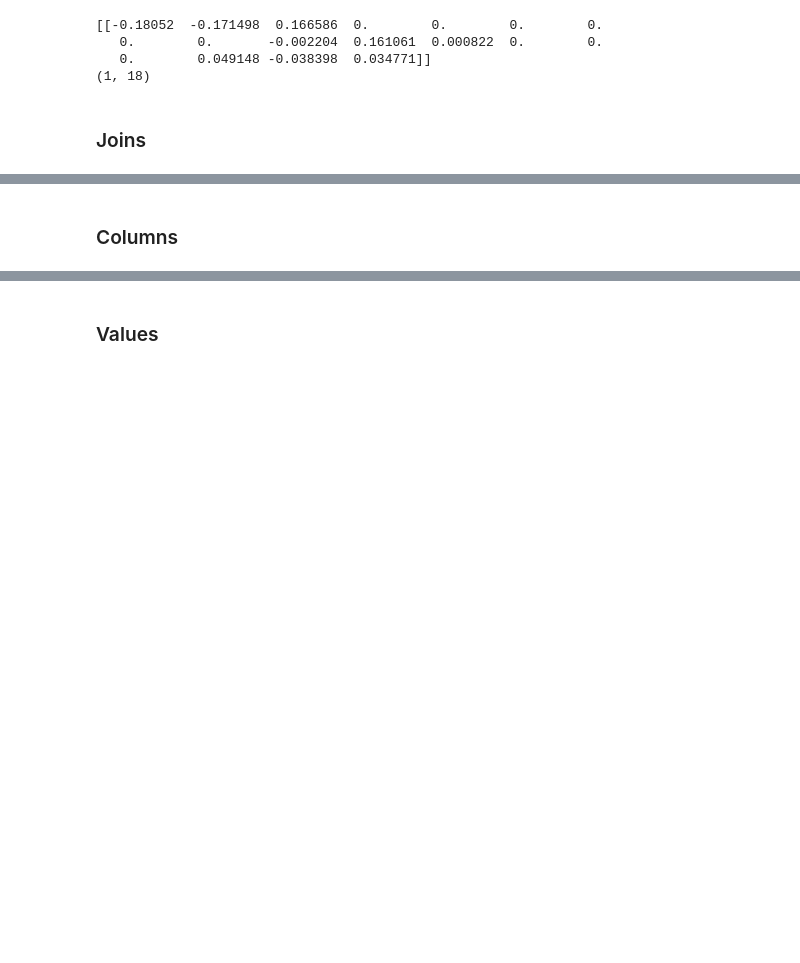
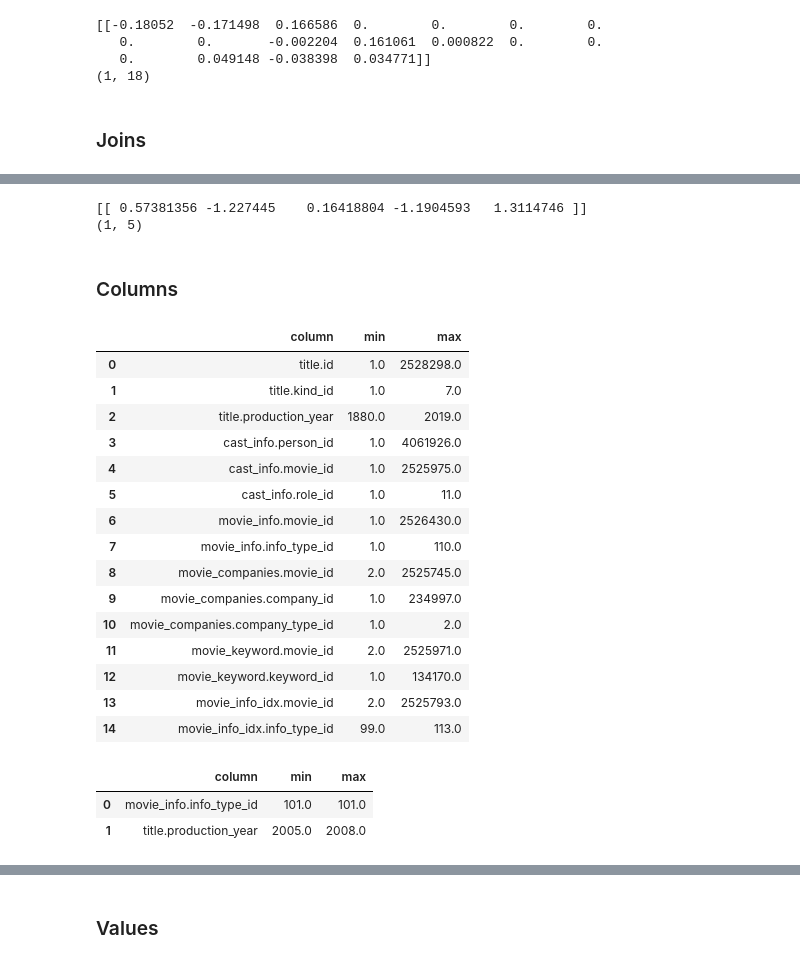
Before and after one commit to Erostrate9/vldb2021_fauce, a Jupyter notebook: colab_notebooks/Fauce.ipynb, the cells around one changed output, grey strips where cells are left out. Saved outputs shown, nothing was run; the diff lists cells and outputs as text; code cells hidden in the pictures; blank space fills up the shorter version.

```diff
--- a/colab_notebooks/Fauce.ipynb
+++ b/colab_notebooks/Fauce.ipynb
@@ -21,0 +26,3 @@ Drive already mounted at /content/drive; to attempt to forcibly remount, call dr
+# %%
+df = pd.read_csv("/content/vldb2021_fauce/training_data/raw_data/JobLight-train.csv", sep='#', names=['Tables','Joins','Filters','Cardinality'])
+df
@@ -1029,2 +1108,69 @@ cp: error reading '/content/drive/MyDrive/Colab Notebooks/Fauce.ipynb': No such
+# %%
+joins = ""
+res = vectorize_joins(joins)
+print(res)
+print(res.shape)
+# %% [output]
+[[ 0.57381356 -1.227445    0.16418804 -1.1904593   1.3114746 ]]
+(1, 5)
 # %% [markdown]
 ### Columns
+# %%
+import pandas as pd
+import os
+def get_range(dataset_path="/content/drive/MyDrive/datasets", output="/content/vldb2021_fauce/queries_featurization/featurization/col_values_range.csv"):
+  """summarize the range (min value & max value) of values for each column, and save the result to output
+    Args:
+      dataset_path: string, folder that contains csv files
+      output: string, output file path
+    Returns:
+      df_output, pandas dataframe, the first line is header, other lines are in the
+        form of <file_name.column_name> <min value> <max value>, e.g.,
+        column min max
+        title.id 1 2528298
+        title.kind_id 1 7
+        title.production_year 1880 2019
+        cast_info.movie_id 1 2525975
+        cast_info.role_id 1 11
+  """
+  # Create an empty list to store the results
+  result_list = []
+
+  # Loop through all CSV files in the dataset_path directory
+  for filename in os.listdir(dataset_path):
+      if filename.endswith(".csv"):
+          # Load the CSV file into a Pandas DataFrame
+          df = pd.read_csv(os.path.join(dataset_path, filename))
+
+          # Loop through each column in the DataFrame
+          for col in df.columns:
+              # Calculate the min and max values for the column
+              col_min = df[col].min()
+              col_max = df[col].max()
+
+              # Add the results to the list
+              result_list.append({'column': f"{filename.split('.')[0]}.{col}", 'min': col_min, 'max': col_max})
+  # Create the output DataFrame from the list
+  df_output = pd.DataFrame(result_list)
+  # Save the output DataFrame to a CSV file
+  df_output.to_csv(output, index=False)
+  return df_output
+# %%
+get_range()
+# %% [output]
+|  | column | min | max |
+| 0 | title.id | 1.0 | 2528298.0 |
+| 1 | title.kind_id | 1.0 | 7.0 |
+| 2 | title.production_year | 1880.0 | 2019.0 |
+| 3 | cast_info.person_id | 1.0 | 4061926.0 |
+| 4 | cast_info.movie_id | 1.0 | 2525975.0 |
+| 5 | cast_info.role_id | 1.0 | 11.0 |
+| 6 | movie_info.movie_id | 1.0 | 2526430.0 |
+| 7 | movie_info.info_type_id | 1.0 | 110.0 |
+| 8 | movie_companies.movie_id | 2.0 | 2525745.0 |
+| 9 | movie_companies.company_id | 1.0 | 234997.0 |
+| 10 | movie_companies.company_type_id | 1.0 | 2.0 |
+| 11 | movie_keyword.movie_id | 2.0 | 2525971.0 |
+| 12 | movie_keyword.keyword_id | 1.0 | 134170.0 |
+| 13 | movie_info_idx.movie_id | 2.0 | 2525793.0 |
+| 14 | movie_info_idx.info_type_id | 99.0 | 113.0 |
@@ -1030,0 +1243,7 @@ cp: error reading '/content/drive/MyDrive/Colab Notebooks/Fauce.ipynb': No such
+# %%
+df = extract_columns_and_values("movie_info.info_type_id,=,101,title.production_year,>,2005,title.production_year,<,2008")
+df
+# %% [output]
+|  | column | min | max |
+| 0 | movie_info.info_type_id | 101.0 | 101.0 |
+| 1 | title.production_year | 2005.0 | 2008.0 |
```
Also changed, not shown: parts of 117 cells of this notebook.
